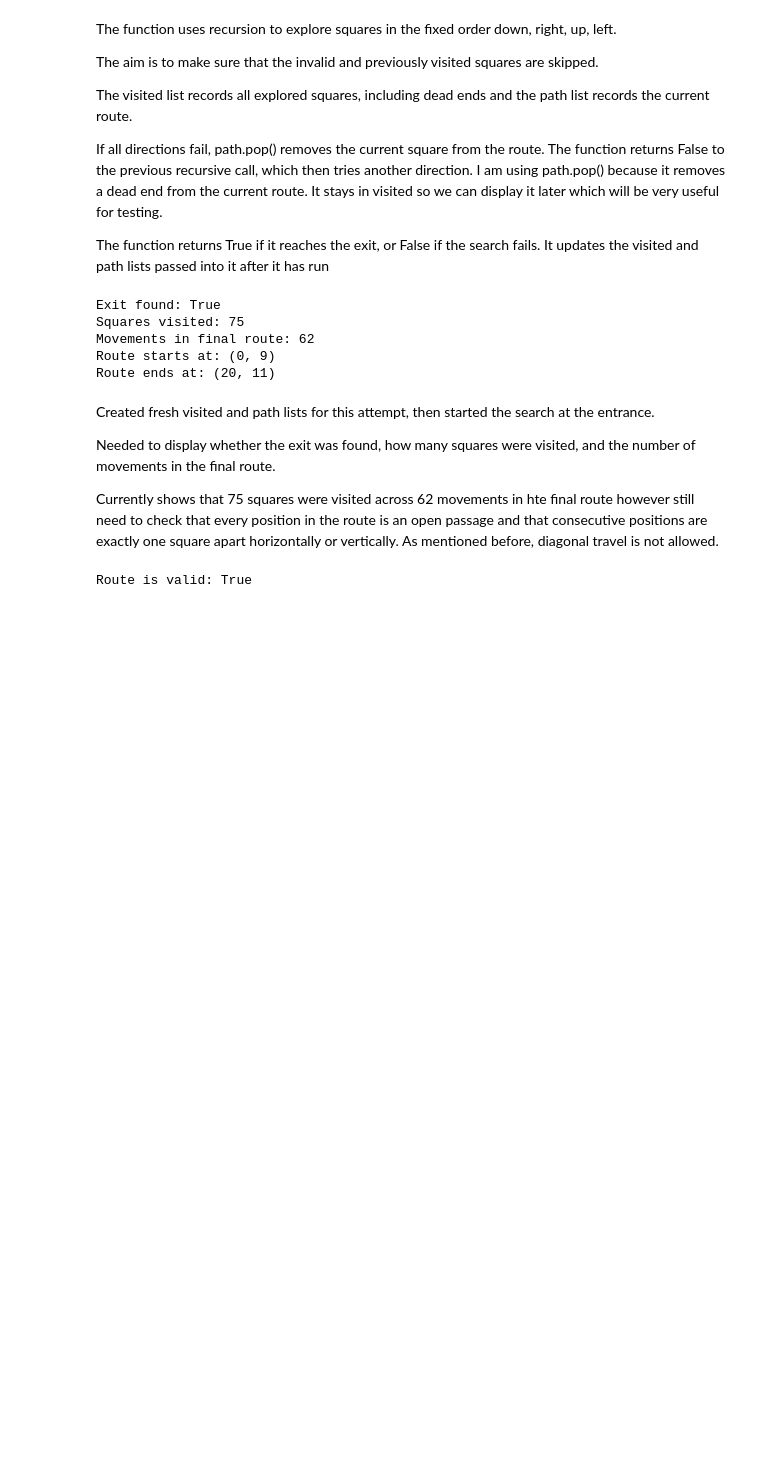
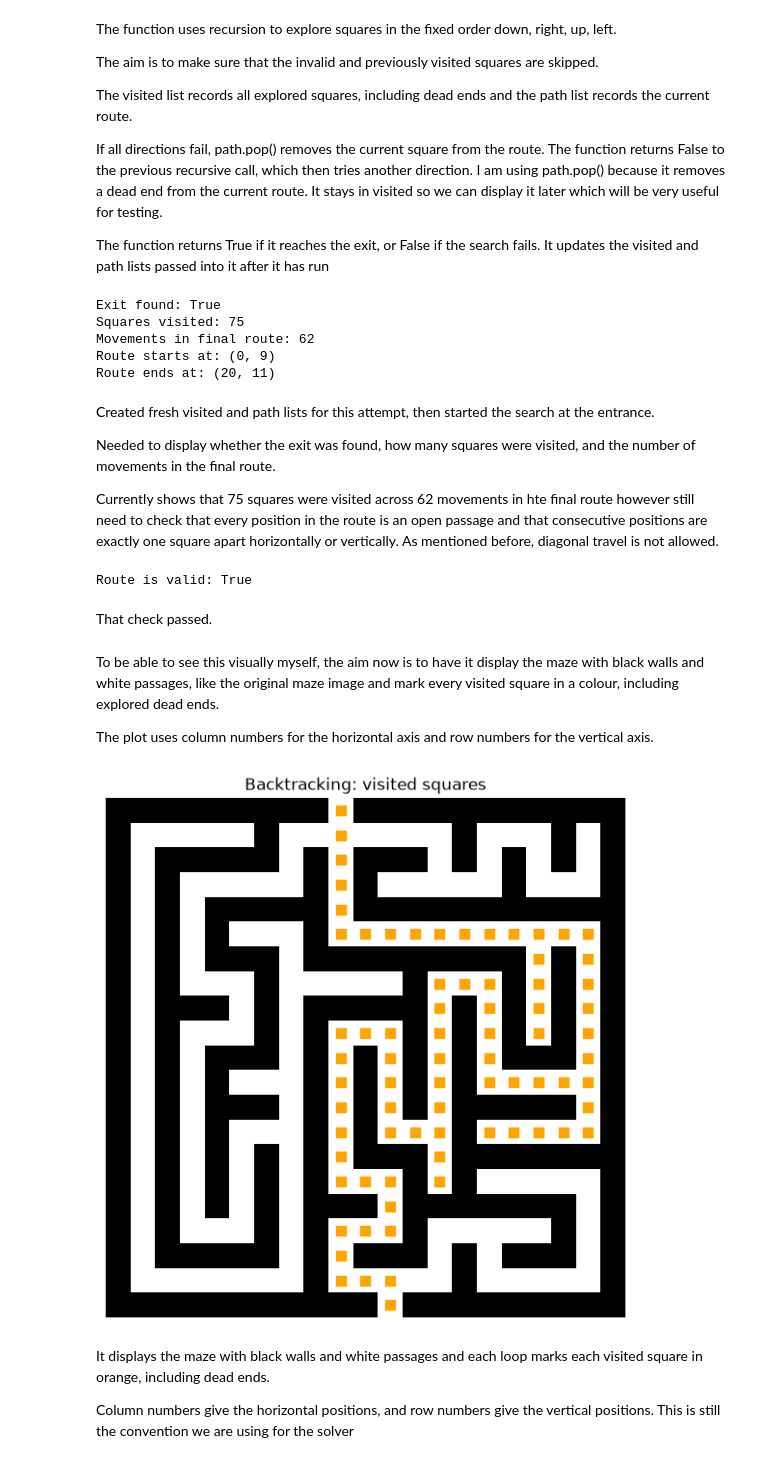
Before and after one commit to janadatatech/dsa2-coursework, a Jupyter notebook: Q1_maze.ipynb, the cells around one changed output. Cells and saved outputs as stored; diff of their text form; code cells hidden in the pictures; blank space fills up the shorter version.

Commit message:
Display all squares visited by backtracking

```diff
--- a/Q1_maze.ipynb
+++ b/Q1_maze.ipynb
@@ -363,3 +363,25 @@ for index in range(1, len(path)):
 print("Route is valid:", valid_route)
 # %% [output]
 Route is valid: True
+# %% [markdown]
+That check passed.
+# %% [markdown]
+To be able to see this visually myself, the aim now is to have it display the maze with black walls and white passages, like the original maze image and mark every visited square in a colour, including explored dead ends.
+
+The plot uses column numbers for the horizontal axis and row numbers for the vertical axis.
+# %%
+plt.figure(figsize=(7, 7))
+plt.imshow(maze, cmap="gray_r", vmin=0, vmax=1)
+
+for row, column in visited:
+    plt.scatter(column, row, color="orange", marker="s", s=45)
+
+plt.title("Backtracking: visited squares")
+plt.axis("off")
+plt.show()
+# %% [output]
+[figure, added]
+# %% [markdown]
+It displays the maze with black walls and white passages and each loop marks each visited square in orange, including dead ends.
+
+Column numbers give the horizontal positions, and row numbers give the vertical positions. This is still the convention we are using for the solver
```
